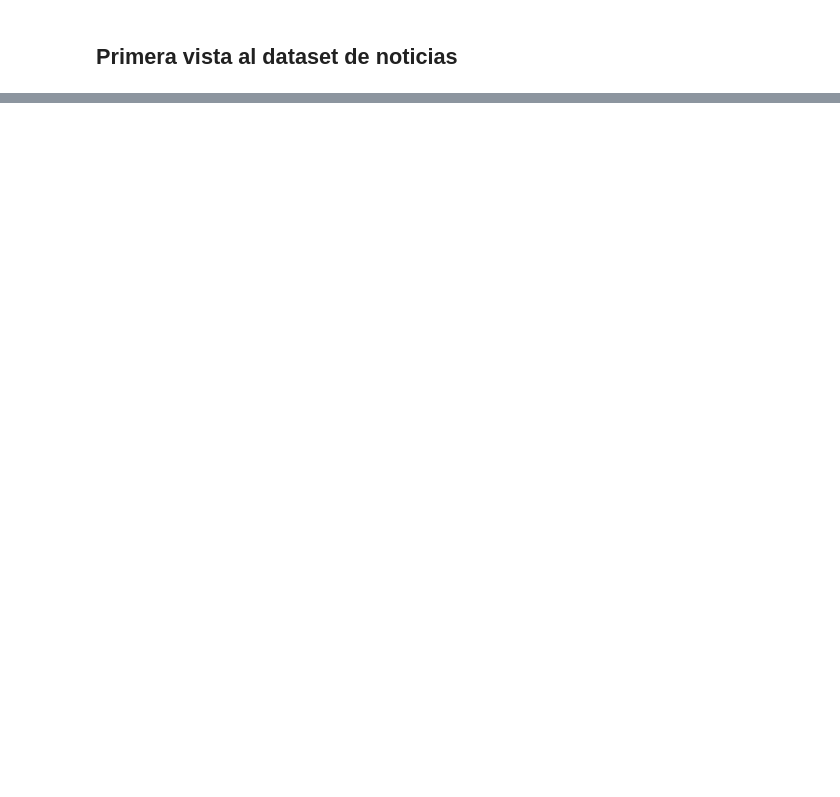
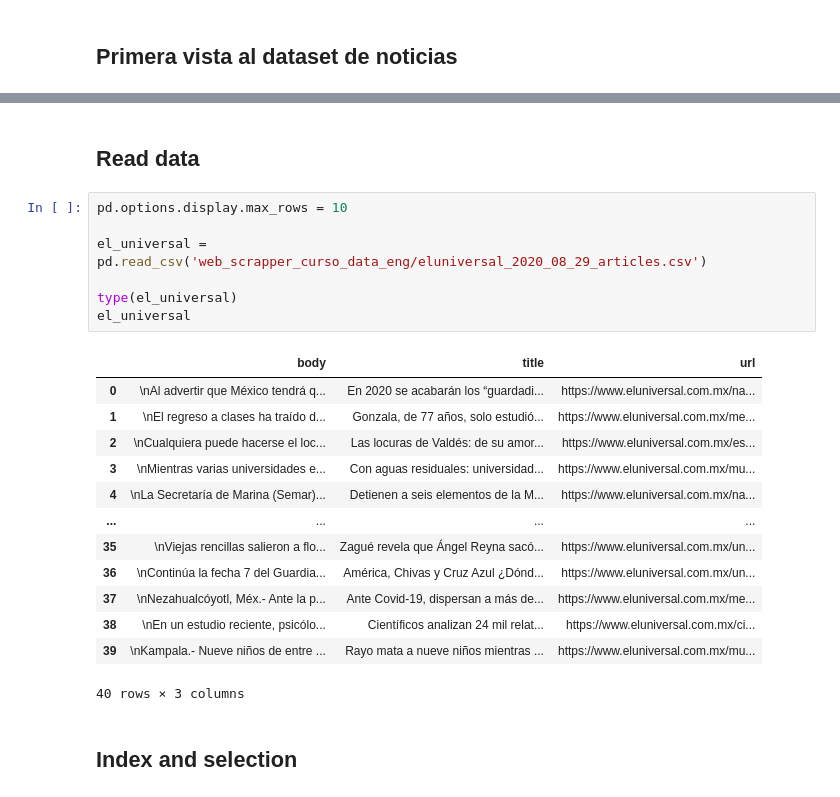
Before and after one commit to datormx/IngenieriaDatosPython, a Jupyter notebook: Platzi Data Live.ipynb, the cells around one changed output, grey strips where cells are left out. Drawn from its saved outputs; the diff is of its cells as text; blank space fills up the shorter version.

Commit message:
Se agrega función en la clase ArticlePage para retornar la url de la noticia a los datos recolectados. Se comienza a trabajar con Pandas: Series y DataFrames dentro del Jupyter Notebook.

```diff
--- a/Platzi Data Live.ipynb
+++ b/Platzi Data Live.ipynb
@@ -155,0 +209,25 @@ sys.executable #Python version origin
+# %% [markdown]
+## Read data
+# %%
+pd.options.display.max_rows = 10
+
+el_universal = pd.read_csv('web_scrapper_curso_data_eng/eluniversal_2020_08_29_articles.csv')
+
+type(el_universal)
+el_universal
+# %% [output]
+|  | body | title | url |
+| 0 | \nAl advertir que México tendrá q... | En 2020 se acabarán los “guardadi... | https://www.eluniversal.com.mx/na... |
+| 1 | \nEl regreso a clases ha traído d... | Gonzala, de 77 años, solo estudió... | https://www.eluniversal.com.mx/me... |
+| 2 | \nCualquiera puede hacerse el loc... | Las locuras de Valdés: de su amor... | https://www.eluniversal.com.mx/es... |
+| 3 | \nMientras varias universidades e... | Con aguas residuales: universidad... | https://www.eluniversal.com.mx/mu... |
+| 4 | \nLa Secretaría de Marina (Semar)... | Detienen a seis elementos de la M... | https://www.eluniversal.com.mx/na... |
+| ... | ... | ... | ... |
+| 35 | \nViejas rencillas salieron a flo... | Zagué revela que Ángel Reyna sacó... | https://www.eluniversal.com.mx/un... |
+| 36 | \nContinúa la fecha 7 del Guardia... | América, Chivas y Cruz Azul ¿Dónd... | https://www.eluniversal.com.mx/un... |
+| 37 | \nNezahualcóyotl, Méx.- Ante la p... | Ante Covid-19, dispersan a más de... | https://www.eluniversal.com.mx/me... |
+| 38 | \nEn un estudio reciente, psicólo... | Científicos analizan 24 mil relat... | https://www.eluniversal.com.mx/ci... |
+| 39 | \nKampala.- Nueve niños de entre ... | Rayo mata a nueve niños mientras ... | https://www.eluniversal.com.mx/mu... |
+40 rows × 3 columns
+# %% [markdown]
+## Index and selection
```
Also changed, not shown: parts of 20 cells of this notebook, 4 other files.
